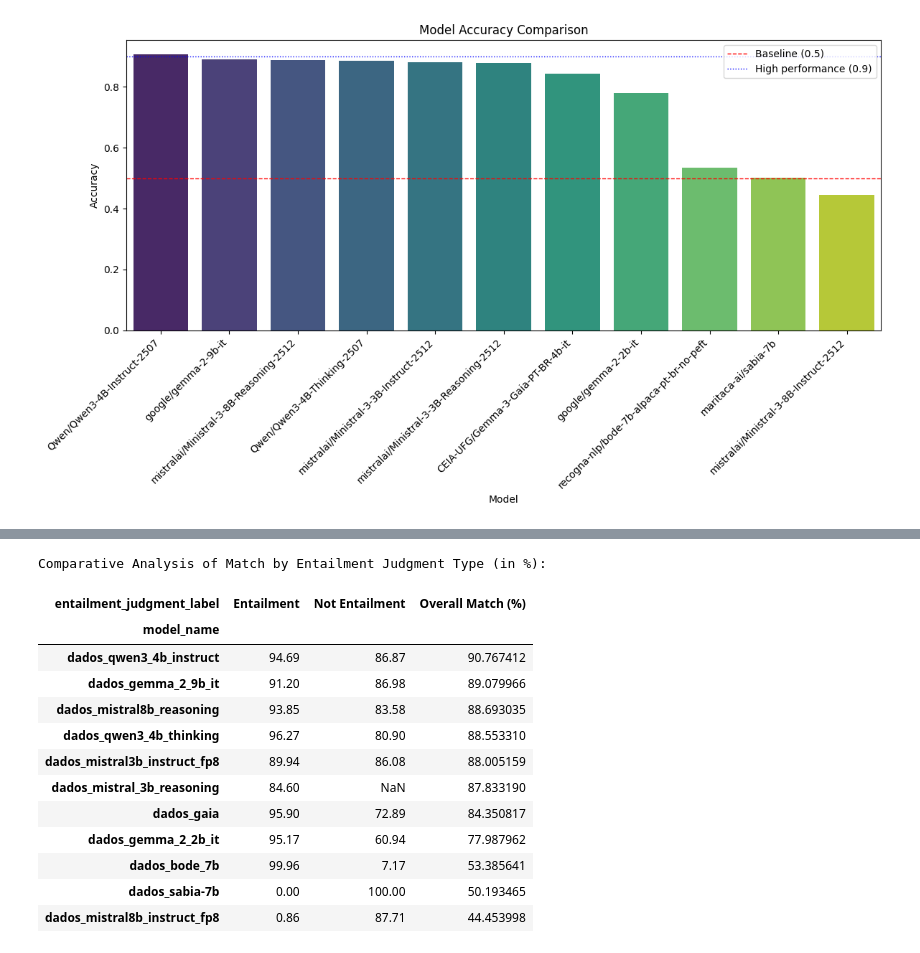
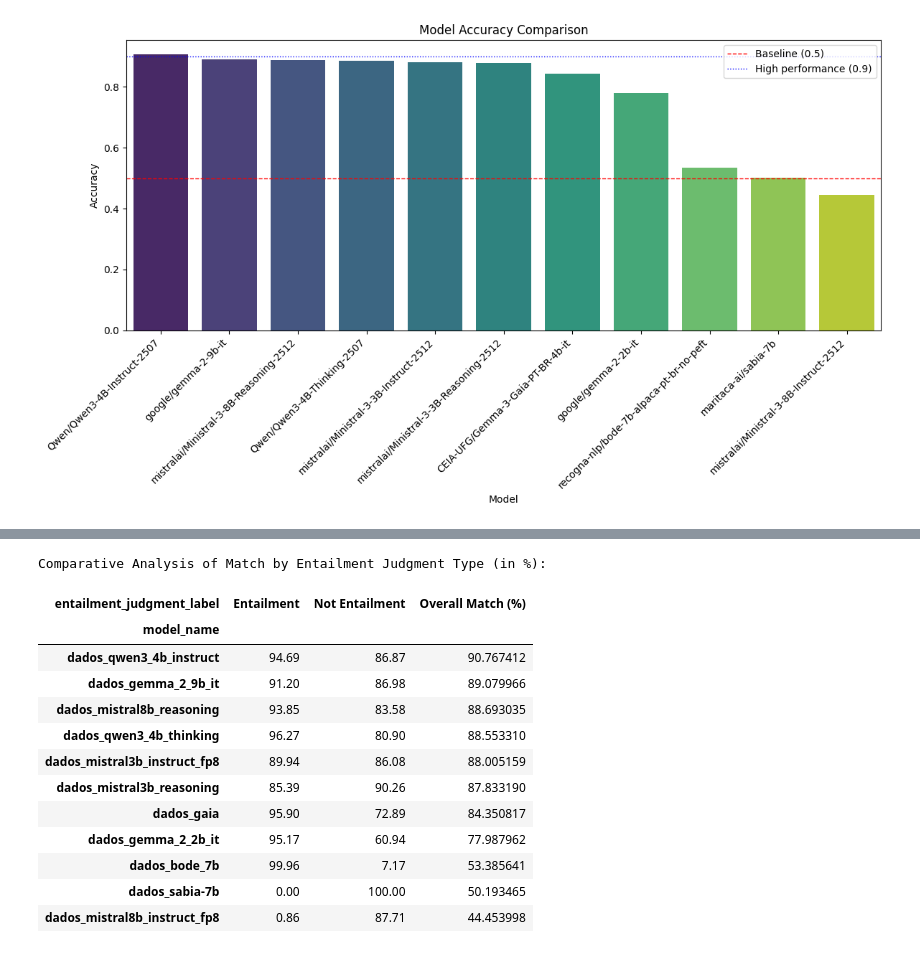
Before and after one commit to mancinigabriel/tcc-pece-assin2-llm-challenges, a Jupyter notebook: notebooks/analise_dados.ipynb, the cells around one changed output, grey strips where cells are left out. Saved outputs shown, nothing was run; the diff lists cells and outputs as text; code cells hidden in the pictures.

```diff
--- a/notebooks/analise_dados.ipynb
+++ b/notebooks/analise_dados.ipynb
@@ -221,5 +225,16 @@ Mean match by model and entailment judgment type:
 # %%
-import pandas as pd
+combined_df_list = []
+
+for model_name, df in dataframes.items():
+    df_copy = df.copy()
+    df_copy['model_name'] = model_name
+    df_copy['entailment_judgment_label'] = df_copy['entailment_judgment'].map({0: 'Not Entailment', 1: 'Entailment'})
+    combined_df_list.append(df_copy)
+
+combined_df = pd.concat(combined_df_list, ignore_index=True)
+
+mean_match_by_judgment = combined_df.groupby(['model_name', 'entailment_judgment_label'])['match'].mean().reset_index()
+mean_match_by_catsim = combined_df.groupby(['model_name', 'cat_sim'])['match'].mean().reset_index()
 
 # Create a pivot table for comparative analysis
 comparison_table = mean_match_by_judgment.pivot_table(
@@ -233,7 +248,7 @@ comparison_table = comparison_table.T
 
 # Create a mapping from `df_logs['model']` (full model names) to `comparison_table.index` (simplified 'dados_' names)
 model_to_df_name_map = {
-    'mistralai/Ministral-3-3B-Reasoning-2512': 'dados_mistral_3b_reasoning',
+    'mistralai/Ministral-3-3B-Reasoning-2512': 'dados_mistral3b_reasoning',
     'recogna-nlp/bode-7b-alpaca-pt-br-no-peft': 'dados_bode_7b',
     'mistralai/Ministral-3-8B-Reasoning-2512': 'dados_mistral8b_reasoning',
     'Qwen/Qwen3-4B-Instruct-2507': 'dados_qwen3_4b_instruct',
@@ -242,34 +257,35 @@ model_to_df_name_map = {
     'google/gemma-2-2b-it': 'dados_gemma_2_2b_it',
     'Qwen/Qwen3-4B-Thinking-2507': 'dados_qwen3_4b_thinking',
     'google/gemma-2-9b-it': 'dados_gemma_2_9b_it',
     'mistralai/Ministral-3-3B-Instruct-2512': 'dados_mistral3b_instruct_fp8',
     'mistralai/Ministral-3-8B-Instruct-2512': 'dados_mistral8b_instruct_fp8'
 }
 
 # Create a Series of overall accuracies, indexed by the 'dados_' names for alignment
 overall_match_series = pd.Series(dtype='float64')
 for full_model_name, df_name_key in model_to_df_name_map.items():
     if df_name_key in comparison_table.index: # Only process if the model is present in the comparison_table
         # Retrieve metrics_acurácia from df_logs for the current full_model_name
         accuracy = df_logs[df_logs['model'] == full_model_name]['metrics_acurácia'].iloc[0] * 100
         overall_match_series.loc[df_name_key] = accuracy
+        total_match_count = comparison_table.loc[df_name_key].sum()
 
 # Add the 'Overall Match (%)' column to comparison_table, ensuring correct alignment
 comparison_table['Overall Match (%)'] = overall_match_series
 comparison_table = comparison_table.sort_values(by='Overall Match (%)', ascending=False)
 
 print("Comparative Analysis of Match by Entailment Judgment Type (in %):")
 display(comparison_table)
 # %% [output]
 Comparative Analysis of Match by Entailment Judgment Type (in %):
 | entailment_judgment_label | Entailment | Not Entailment | Overall Match (%) |
 | model_name |  |  |  |
 | dados_qwen3_4b_instruct | 94.69 | 86.87 | 90.767412 |
 | dados_gemma_2_9b_it | 91.20 | 86.98 | 89.079966 |
 | dados_mistral8b_reasoning | 93.85 | 83.58 | 88.693035 |
 | dados_qwen3_4b_thinking | 96.27 | 80.90 | 88.553310 |
 | dados_mistral3b_instruct_fp8 | 89.94 | 86.08 | 88.005159 |
-| dados_mistral_3b_reasoning | 84.60 | NaN | 87.833190 |
+| dados_mistral3b_reasoning | 85.39 | 90.26 | 87.833190 |
 | dados_gaia | 95.90 | 72.89 | 84.350817 |
 | dados_gemma_2_2b_it | 95.17 | 60.94 | 77.987962 |
 | dados_bode_7b | 99.96 | 7.17 | 53.385641 |
```
Also changed, not shown: parts of 25 cells of this notebook.
